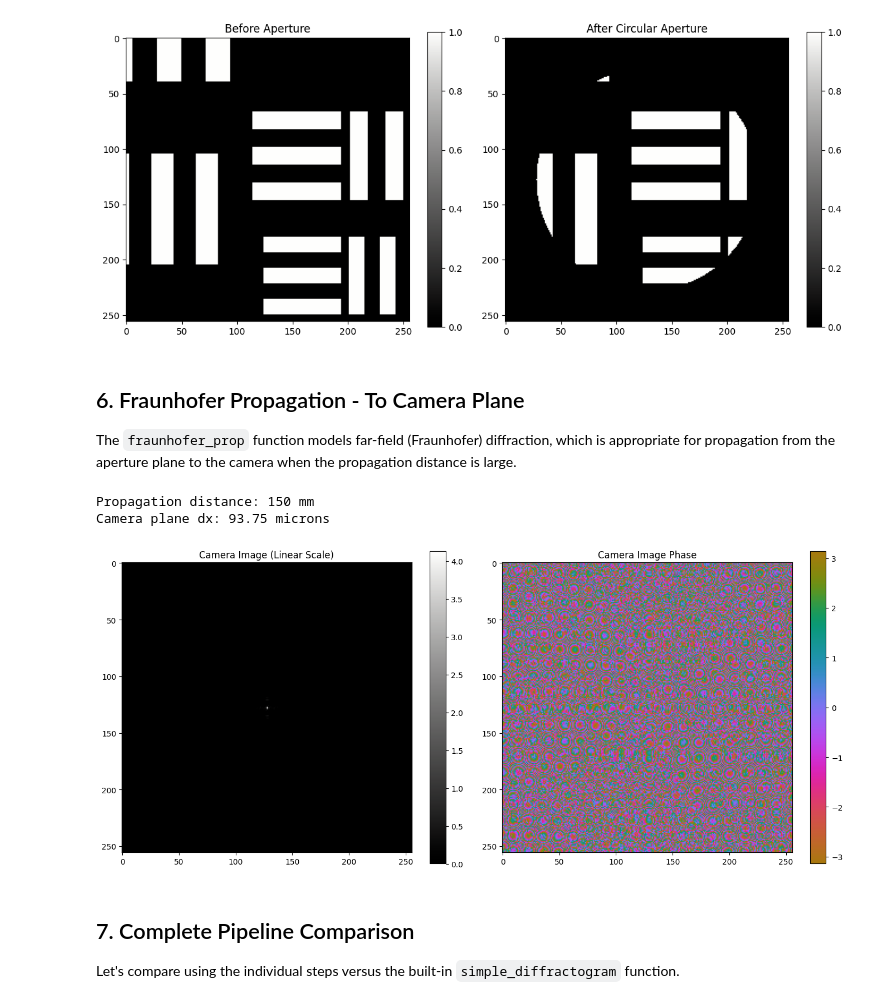
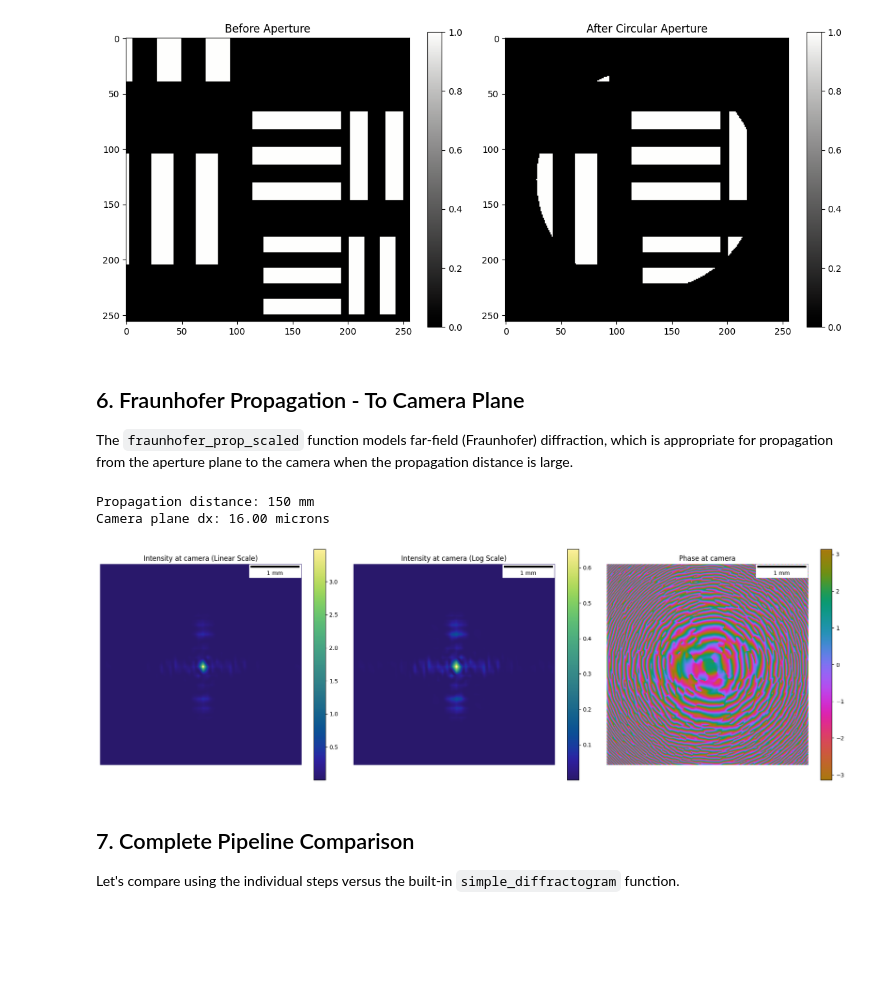
Before and after one commit to debangshu-mukherjee/janssen, a Jupyter notebook: tutorials/SimpleMicroscopeSimulation.ipynb, the cells around one changed output. Cells and saved outputs as stored; diff of their text form; code cells hidden in the pictures; blank space fills up the shorter version.

```diff
--- a/tutorials/SimpleMicroscopeSimulation.ipynb
+++ b/tutorials/SimpleMicroscopeSimulation.ipynb
@@ -286,4 +286,4 @@ plt.show()
 # %% [markdown]
 ## 6. Fraunhofer Propagation - To Camera Plane
 
-The `fraunhofer_prop` function models far-field (Fraunhofer) diffraction, which is appropriate for propagation from the aperture plane to the camera when the propagation distance is large.
+The `fraunhofer_prop_scaled` function models far-field (Fraunhofer) diffraction, which is appropriate for propagation from the aperture plane to the camera when the propagation distance is large.
@@ -291,32 +293,43 @@ The `fraunhofer_prop` function models far-field (Fraunhofer) diffraction, which
 # Propagate to camera plane
 travel_distance = 0.15  # 100 mm to camera
 
-at_camera = jns.prop.fraunhofer_prop(after_aperture, travel_distance)
+at_camera = jns.prop.fraunhofer_prop_scaled(after_aperture, travel_distance, output_dx=detector_pixel_size)
 
 print(f"Propagation distance: {travel_distance * 1e3:.0f} mm")
 print(f"Camera plane dx: {at_camera.dx * 1e6:.2f} microns")
 # %% [output]
 Propagation distance: 150 mm
-Camera plane dx: 93.75 microns
+Camera plane dx: 16.00 microns
-# %%
-# Calculate the camera image intensity
-camera_intensity = jns.optics.field_intensity(at_camera.field)
-
-# Visualize the camera image
-fig, axes = plt.subplots(1, 2, figsize=(14, 6))
-
-im0 = axes[0].imshow(camera_intensity, cmap=cmo.gray)
-axes[0].set_title('Camera Image (Linear Scale)')
-plt.colorbar(im0, ax=axes[0])
-
-im1 = axes[1].imshow(jnp.angle(at_camera.field), cmap=cmo.phase)
-axes[1].set_title('Camera Image Phase')
-plt.colorbar(im1, ax=axes[1])
-
-plt.tight_layout()
-plt.show()
-# %% [output]
-[figure, removed]
+# %%
+fig, axes = plt.subplots(1, 3, figsize=(19, 6))
+
+im0 = axes[0].imshow(jns.optics.field_intensity(at_camera.field), cmap=cmo.haline)
+axes[0].set_title('Intensity at camera (Linear Scale)')
+scalebar = ScaleBar(at_camera.dx, 'm', length_fraction=0.25, color='black')
+axes[0].add_artist(scalebar)
+axes[0].axis('off')
+plt.colorbar(im0, ax=axes[0])
+
+# Combined function result
+im1 = axes[1].imshow(jnp.log10(1+jns.optics.field_intensity(at_camera.field)), cmap=cmo.haline)
+axes[1].set_title('Intensity at camera (Log Scale)')
+scalebar = ScaleBar(at_camera.dx, 'm', length_fraction=0.25, color='black')
+axes[1].add_artist(scalebar)
+axes[1].axis('off')
+plt.colorbar(im1, ax=axes[1])
+
+# Log scale comparison
+im2 = axes[2].imshow(jnp.angle(at_camera.field), cmap=cmo.phase)
+axes[2].set_title('Phase at camera')
+scalebar = ScaleBar(at_camera.dx, 'm', length_fraction=0.25, color='black')
+axes[2].add_artist(scalebar)
+axes[2].axis('off')
+plt.colorbar(im2, ax=axes[2])
+
+plt.tight_layout()
+plt.show()
+# %% [output]
+[figure, added]
 # %% [markdown]
 ## 7. Complete Pipeline Comparison
 
```
Also changed, not shown: parts of 5 cells of this notebook.
